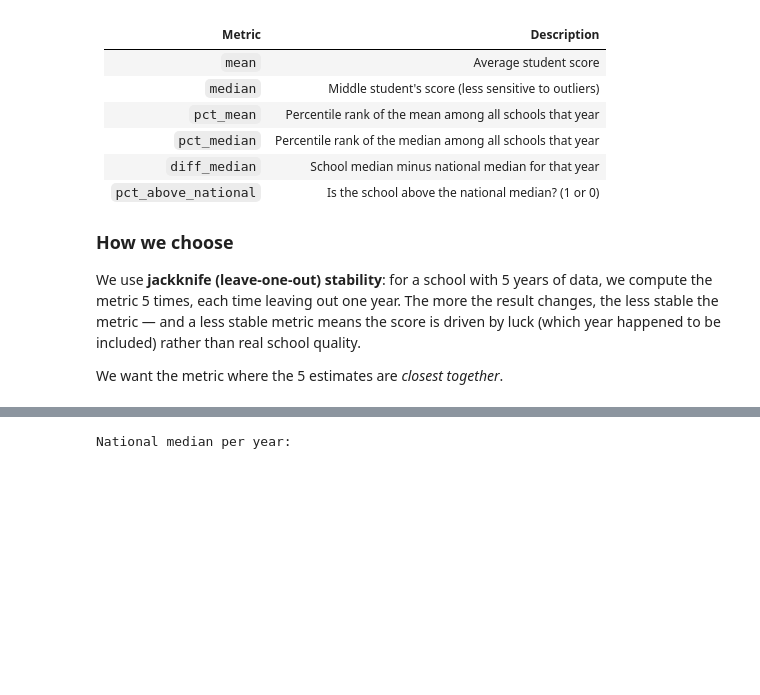
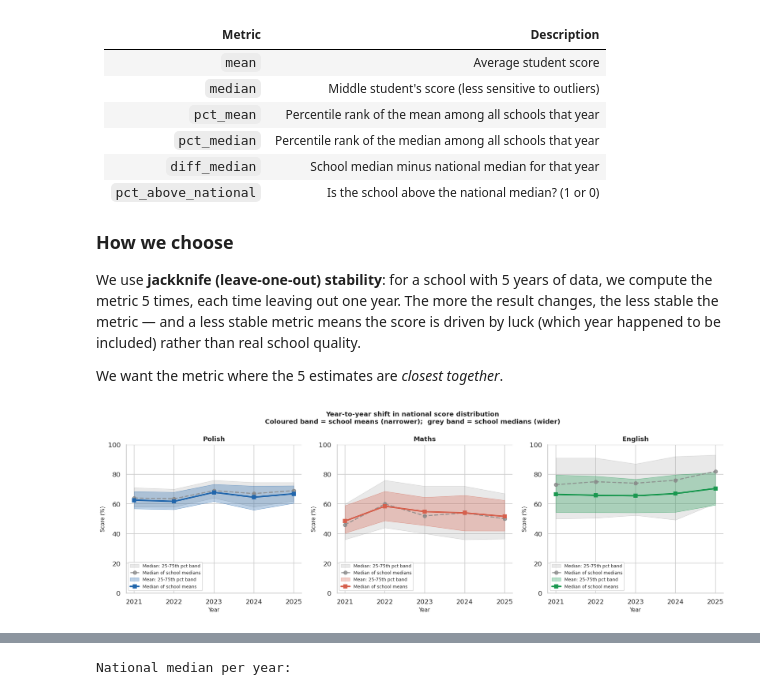
Before and after one commit to herbakamil/compare-primary-schools-mazowieckie, a Jupyter notebook: notebooks/how_to_measure_school_quality.ipynb, the cells around one changed output, grey strips where cells are left out. Drawn from its saved outputs; the diff is of its cells as text; code cells hidden in the pictures; blank space fills up the shorter version.

```diff
--- a/notebooks/how_to_measure_school_quality.ipynb
+++ b/notebooks/how_to_measure_school_quality.ipynb
@@ -127,13 +127,9 @@ records['gmina']     = df_raw.get(('meta', 'gmina - nazwa'), pd.Series(dtype=str
 records['powiat']    = df_raw.get(('meta', 'powiat - nazwa'), pd.Series(dtype=str))
 
 for short in ALL_SUBJECTS:
-    n_col   = next((c for c in df_raw.columns if c[0] == short and 'liczba'  in c[1]), None)
-    med_col = next((c for c in df_raw.columns if c[0] == short and 'mediana' in c[1]), None)
-    avg_col = next((c for c in df_raw.columns if c[0] == short and 'sredni'  in c[1] and 'odch' not in c[1]), None)
-    if n_col:
-        records[f'n_{short}']      = pd.to_numeric(df_raw[n_col],   errors='coerce')
-        records[f'median_{short}'] = pd.to_numeric(df_raw[med_col], errors='coerce') if med_col else np.nan
-        records[f'mean_{short}']   = pd.to_numeric(df_raw[avg_col], errors='coerce') if avg_col else np.nan
+    records[f'n_{short}']      = pd.to_numeric(df_raw[(short, 'liczba zdajacych')])
+    records[f'median_{short}'] = pd.to_numeric(df_raw[(short, 'mediana (%)')])
+    records[f'mean_{short}']   = pd.to_numeric(df_raw[(short, 'wynik sredni (%)')])
 
 df = pd.DataFrame(records)
 df = df[df['n_polski'].notna() & (df['n_polski'] > 0)].copy()
@@ -433,3 +429,76 @@ changes, the less stable the metric — and a less stable metric means the score
 driven by luck (which year happened to be included) rather than real school quality.
 
 We want the metric where the 5 estimates are *closest together*.
+# %%
+# Year-to-year national distribution: school medians (grey) vs school means (coloured)
+yrs     = sorted(df['year'].unique())
+n_years = len(yrs)
+
+fig, axes = plt.subplots(1, 3, figsize=(15, 5), sharey=False)
+
+for ax, subj in zip(axes, CORE_SUBJECTS):
+    color = SUBJECT_COLORS[subj]
+
+    grp_med  = df.groupby('year')[f'median_{subj}']
+    grp_mean = df.groupby('year')[f'mean_{subj}']
+
+    q25_med = grp_med.quantile(0.25).values
+    q50_med = grp_med.quantile(0.50).values
+    q75_med = grp_med.quantile(0.75).values
+
+    q25_avg = grp_mean.quantile(0.25).values
+    q50_avg = grp_mean.quantile(0.50).values
+    q75_avg = grp_mean.quantile(0.75).values
+
+    ax.fill_between(yrs, q25_med, q75_med, alpha=0.18, color='#888888',
+                    label='Median: 25-75th pct band')
+    ax.plot(yrs, q50_med, 'o--', lw=1.8, color='#888888', alpha=0.8,
+            label='Median of school medians')
+    ax.fill_between(yrs, q25_avg, q75_avg, alpha=0.30, color=color,
+                    label='Mean: 25-75th pct band')
+    ax.plot(yrs, q50_avg, 's-', lw=2.5, color=color,
+            label='Median of school means')
+
+    ax.set_title(SUBJECT_LABELS[subj], fontsize=11, fontweight='bold')
+    ax.set_xlabel('Year', fontsize=9)
+    ax.set_ylabel('Score (%)', fontsize=9)
+    ax.set_xticks(yrs)
+    ax.set_ylim(0, 100)
+    ax.legend(fontsize=7.5, loc='lower left')
+    ax.spines[['top', 'right']].set_visible(False)
+
+fig.suptitle(
+    'Year-to-year shift in national score distribution\n'
+    'Coloured band = school means (narrower);  grey band = school medians (wider)',
+    fontsize=11, fontweight='bold'
+)
+plt.tight_layout()
+plt.show()
+
+print('National median per year (median of school medians):')
+nat_med_table = pd.DataFrame({
+    SUBJECT_LABELS[s]: df.groupby('year')[f'median_{s}'].median()
+    for s in CORE_SUBJECTS
+})
+display(nat_med_table.round(1))
+
+print('\nNational mean per year (mean of school means):')
+nat_mean_table = pd.DataFrame({
+    SUBJECT_LABELS[s]: df.groupby('year')[f'mean_{s}'].mean()
+    for s in CORE_SUBJECTS
+})
+display(nat_mean_table.round(1))
+
+print(f'\nYear-to-year range (max - min across {n_years} years) -- smaller = more stable:')
+med_rng = {SUBJECT_LABELS[s]: round(
+    df.groupby('year')[f'median_{s}'].median().max()
+    - df.groupby('year')[f'median_{s}'].median().min(), 1)
+    for s in CORE_SUBJECTS}
+avg_rng = {SUBJECT_LABELS[s]: round(
+    df.groupby('year')[f'mean_{s}'].mean().max()
+    - df.groupby('year')[f'mean_{s}'].mean().min(), 1)
+    for s in CORE_SUBJECTS}
+display(pd.DataFrame({'National median range (pp)': med_rng,
+                      'National mean range (pp)':   avg_rng}).T)
+# %% [output]
+[figure, added]
```
Also changed, not shown: parts of 4 cells of this notebook.
